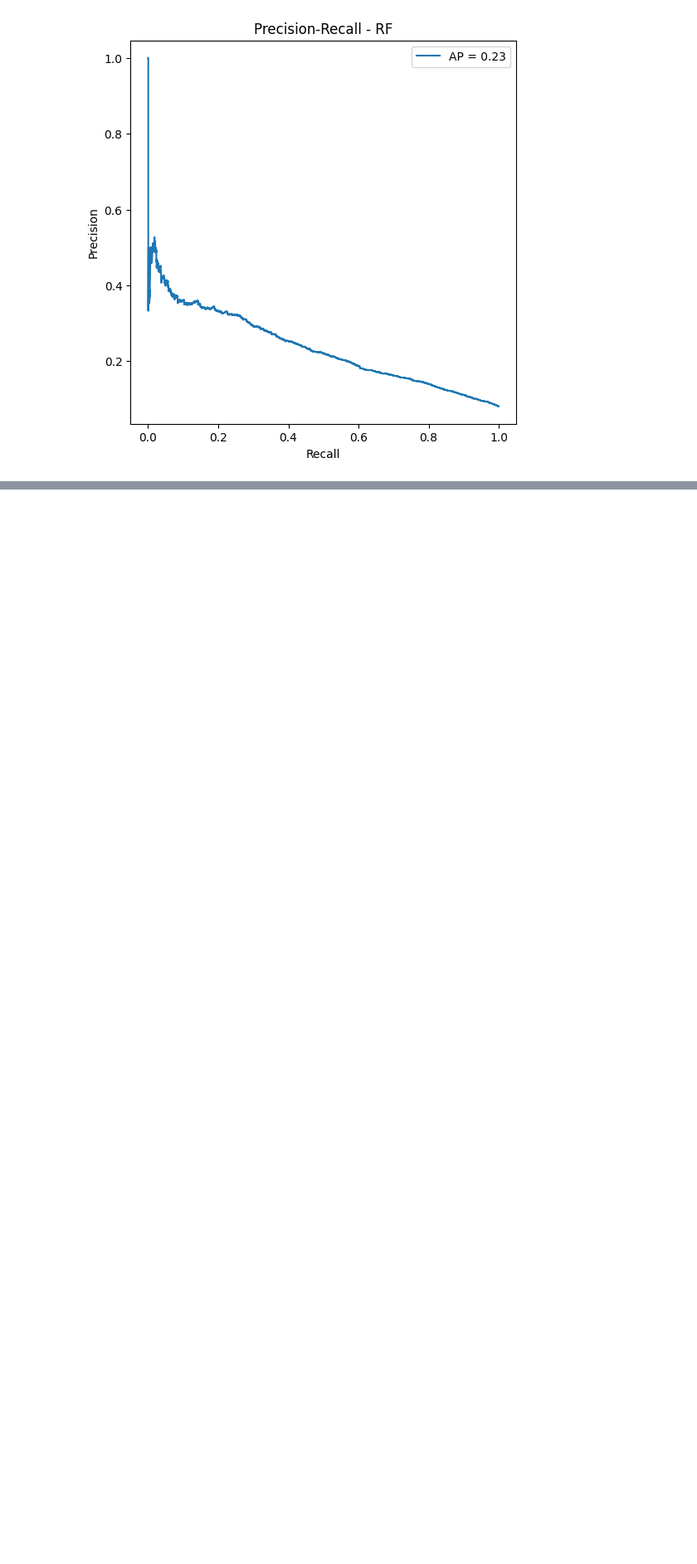
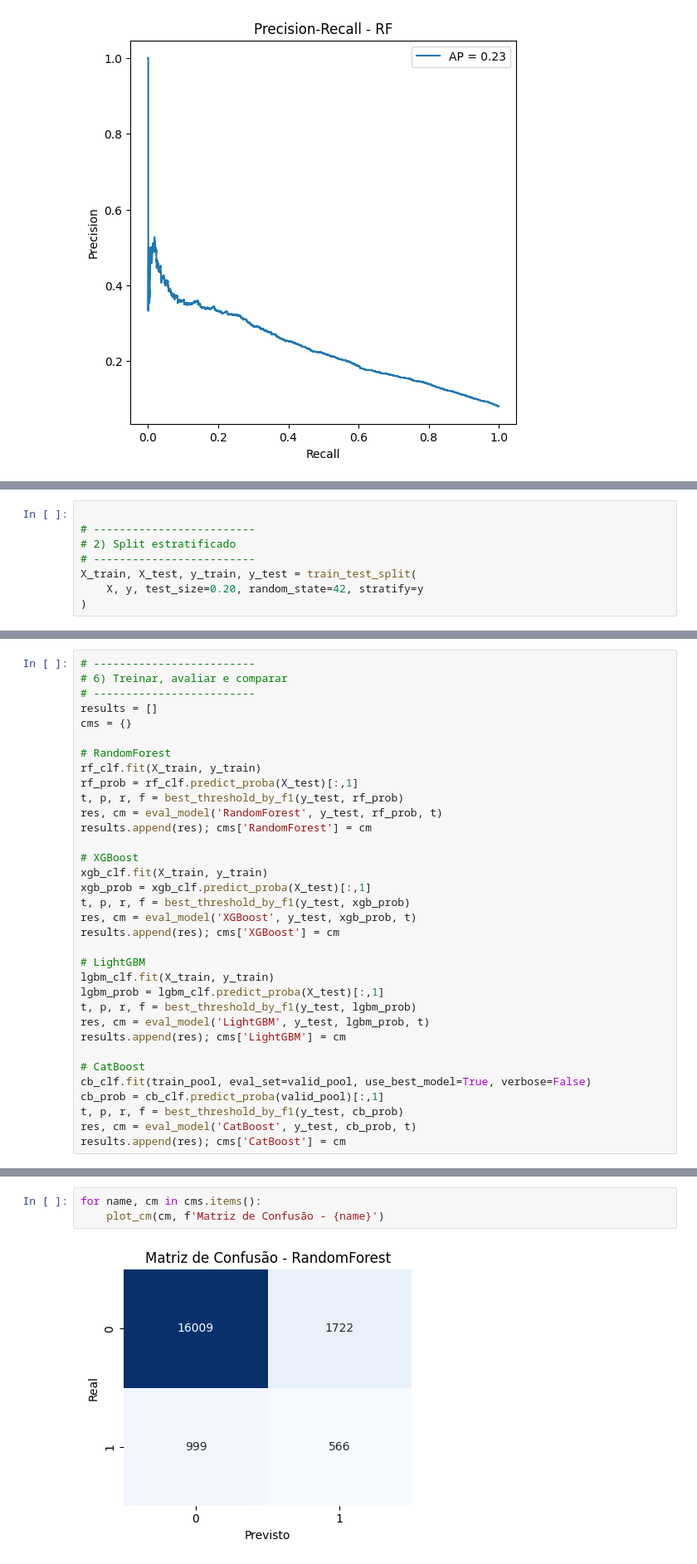
Before and after one commit to olavodd42/delay_forecast_olist, a Jupyter notebook: model.ipynb, the cells around one changed output, grey strips where cells are left out. Shown at 83% size. Saved outputs shown, nothing was run; the diff lists cells and outputs as text; blank space fills up the shorter version.

```diff
--- a/notebook.ipynb
+++ b/model.ipynb
@@ -1530,0 +1555,8 @@ plt.xlabel('Recall'); plt.ylabel('Precision'); plt.title('Precision-Recall - RF'
+# %%
+
+# -------------------------
+# 2) Split estratificado
+# -------------------------
+X_train, X_test, y_train, y_test = train_test_split(
+    X, y, test_size=0.20, random_state=42, stratify=y
+)
@@ -1530,0 +1703,34 @@ plt.xlabel('Recall'); plt.ylabel('Precision'); plt.title('Precision-Recall - RF'
+# %%
+# -------------------------
+# 6) Treinar, avaliar e comparar
+# -------------------------
+results = []
+cms = {}
+
+# RandomForest
+rf_clf.fit(X_train, y_train)
+rf_prob = rf_clf.predict_proba(X_test)[:,1]
+t, p, r, f = best_threshold_by_f1(y_test, rf_prob)
+res, cm = eval_model('RandomForest', y_test, rf_prob, t)
+results.append(res); cms['RandomForest'] = cm
+
+# XGBoost
+xgb_clf.fit(X_train, y_train)
+xgb_prob = xgb_clf.predict_proba(X_test)[:,1]
+t, p, r, f = best_threshold_by_f1(y_test, xgb_prob)
+res, cm = eval_model('XGBoost', y_test, xgb_prob, t)
+results.append(res); cms['XGBoost'] = cm
+
+# LightGBM
+lgbm_clf.fit(X_train, y_train)
+lgbm_prob = lgbm_clf.predict_proba(X_test)[:,1]
+t, p, r, f = best_threshold_by_f1(y_test, lgbm_prob)
+res, cm = eval_model('LightGBM', y_test, lgbm_prob, t)
+results.append(res); cms['LightGBM'] = cm
+
+# CatBoost
+cb_clf.fit(train_pool, eval_set=valid_pool, use_best_model=True, verbose=False)
+cb_prob = cb_clf.predict_proba(valid_pool)[:,1]
+t, p, r, f = best_threshold_by_f1(y_test, cb_prob)
+res, cm = eval_model('CatBoost', y_test, cb_prob, t)
+results.append(res); cms['CatBoost'] = cm
@@ -1530,0 +1760,5 @@ plt.xlabel('Recall'); plt.ylabel('Precision'); plt.title('Precision-Recall - RF'
+# %%
+for name, cm in cms.items():
+    plot_cm(cm, f'Matriz de Confusão - {name}')
+# %% [output]
+[figure, added]
```
Also changed, not shown: parts of 25 cells of this notebook, 7 other files.
